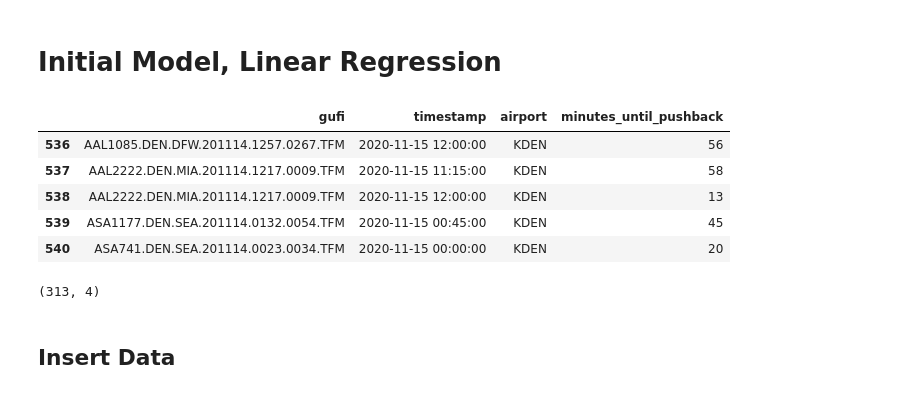
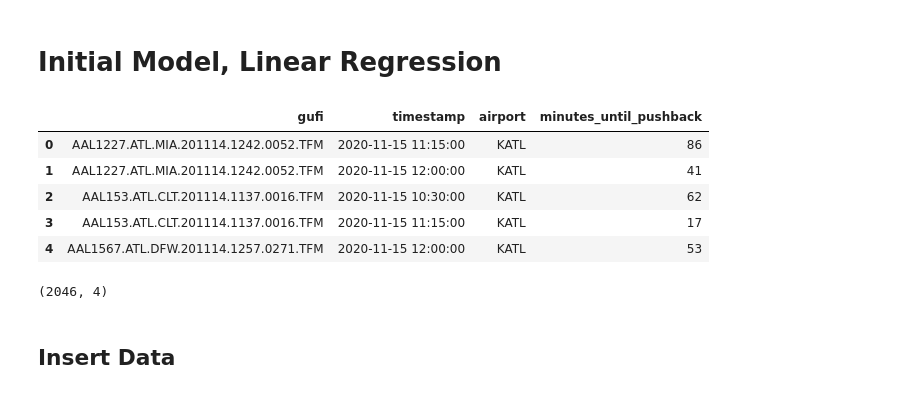
Before and after one commit to sjo1403/driven_data_pushback, a Jupyter notebook: model1.ipynb, the cells around one changed output. Saved outputs shown, nothing was run; the diff lists cells and outputs as text; code cells hidden in the pictures.

```diff
--- a/model1.ipynb
+++ b/model1.ipynb
@@ -77,22 +62,22 @@ etd.head(5)
 # Initial Model, Linear Regression
 # %%
 submission_format = pd.read_csv(
-    DATA_DIRECTORY / "test_labels.csv", parse_dates=["timestamp"]
+    "code execution development data/test_labels.csv", parse_dates=["timestamp"]
 )
 # %%
-df = submission_format[submission_format.airport == airport]
+df = submission_format
 df.head(5)
 # %% [output]
 |  | gufi | timestamp | airport | minutes_until_pushback |
-| 536 | AAL1085.DEN.DFW.201114.1257.0267.TFM | 2020-11-15 12:00:00 | KDEN | 56 |
-| 537 | AAL2222.DEN.MIA.201114.1217.0009.TFM | 2020-11-15 11:15:00 | KDEN | 58 |
-| 538 | AAL2222.DEN.MIA.201114.1217.0009.TFM | 2020-11-15 12:00:00 | KDEN | 13 |
-| 539 | ASA1177.DEN.SEA.201114.0132.0054.TFM | 2020-11-15 00:45:00 | KDEN | 45 |
-| 540 | ASA741.DEN.SEA.201114.0023.0034.TFM | 2020-11-15 00:00:00 | KDEN | 20 |
+| 0 | AAL1227.ATL.MIA.201114.1242.0052.TFM | 2020-11-15 11:15:00 | KATL | 86 |
+| 1 | AAL1227.ATL.MIA.201114.1242.0052.TFM | 2020-11-15 12:00:00 | KATL | 41 |
+| 2 | AAL153.ATL.CLT.201114.1137.0016.TFM | 2020-11-15 10:30:00 | KATL | 62 |
+| 3 | AAL153.ATL.CLT.201114.1137.0016.TFM | 2020-11-15 11:15:00 | KATL | 17 |
+| 4 | AAL1567.ATL.DFW.201114.1257.0271.TFM | 2020-11-15 12:00:00 | KATL | 53 |
 # %%
 df.shape
 # %% [output]
-(313, 4)
+(2046, 4)
 # %% [markdown]
 ## Insert Data
 # %%
```
Also changed, not shown: parts of 20 cells of this notebook, 2 other files.
